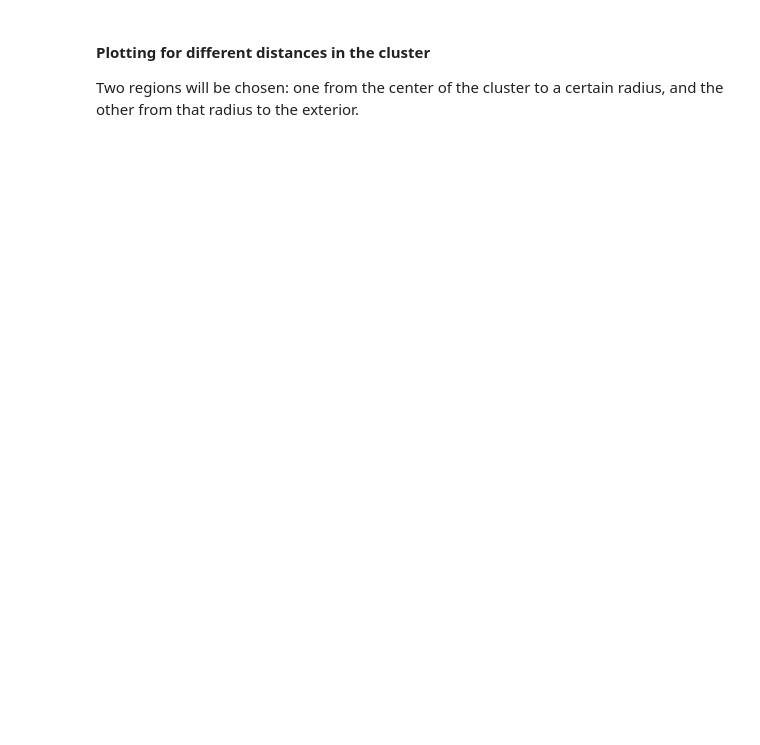
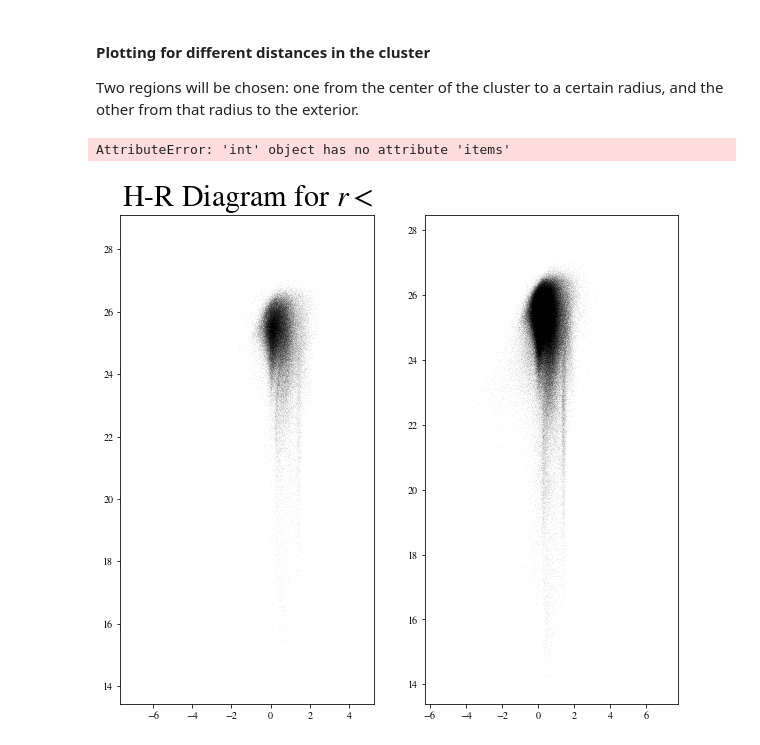
Before and after one commit to vPedreros/MW_Satellites, a Jupyter notebook: MW_satellites_nb.ipynb, the cells around one changed output. Saved outputs shown, nothing was run; the diff lists cells and outputs as text; code cells hidden in the pictures; blank space fills up the shorter version.

Commit message:
Some functions defined to plot hdr for diff radius

```diff
--- a/MW_satellites_nb.ipynb
+++ b/MW_satellites_nb.ipynb
@@ -59,13 +59,14 @@ df_mean[:10]
 ### **H-R Diagram**
 # %% [markdown]
 #### First, the diagram for all distances is presented
-# %%
-x_data = df_mean['g-r']
-y_data = df_mean['g']
 # %%
-fig, ax = plt.subplots(figsize=(10,9))
-ax.scatter(x_data, y_data, s=.0001, c='k')#, alpha=0.1)
-ax.set_title('H-R Diagram')
-ax.set_ylabel('G')
-#ax.set_xlim((-2, 2))
-ax.set_ylim(ax.get_ylim()[::-1])
+def plot_hrd(df):
+    x_data = df['g-r']
+    y_data = df['g']
+
+    fig, ax = plt.subplots(figsize=(10,9))
+    ax.scatter(x_data, y_data, s=.0001, c='k')#, alpha=0.1)
+    ax.set_title('H-R Diagram')
+    ax.set_ylabel('G')
+    #ax.set_xlim((-2, 2))
+    ax.set_ylim(ax.get_ylim()[::-1])
@@ -78,0 +99,6 @@ Two regions will be chosen: one from the center of the cluster to a certain radi
+# %%
+r_inner = 30
+plot_hrd(df_mean, r_inner)
+# %% [output]
+AttributeError: 'int' object has no attribute 'items'
+[figure, added]
```
Also changed, not shown: parts of 3 cells of this notebook.
